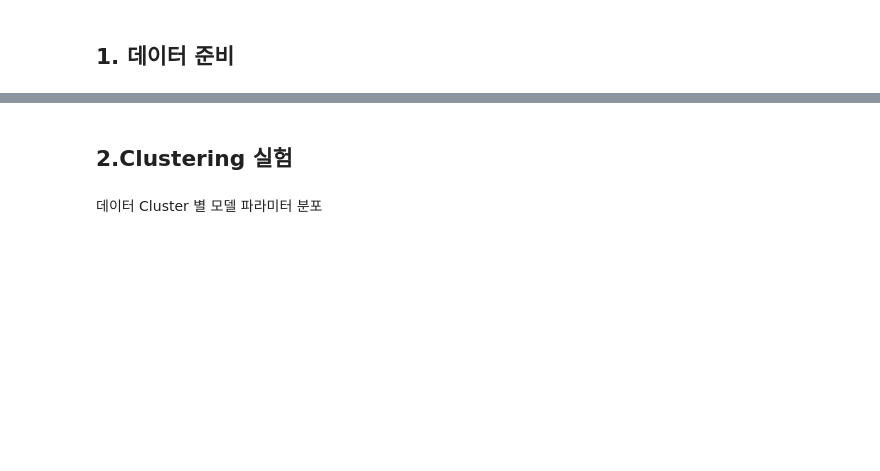
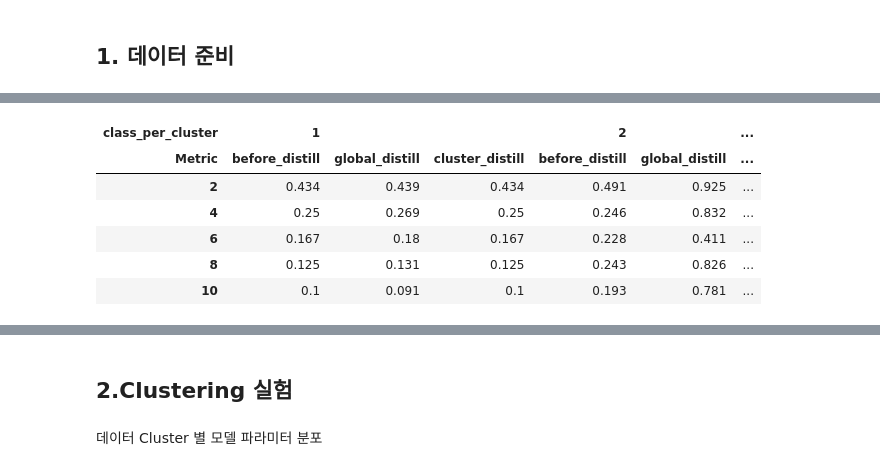
Before and after one commit to yangbaechu/FD-with-Label-Based-Group-Structure, a Jupyter notebook: FedCD.ipynb, the cells around one changed output, grey strips where cells are left out. Saved outputs shown, nothing was run; the diff lists cells and outputs as text; code cells hidden in the pictures; blank space fills up the shorter version.

```diff
--- a/FedCD.ipynb
+++ b/FedCD.ipynb
@@ -558,3 +709,13 @@ Metric            before_distill global_distill cluster_distill
+# %%
+df_global_accs
+# %% [output]
+| class_per_cluster | 1 |  |  | 2 |  | ... |
+| Metric | before_distill | global_distill | cluster_distill | before_distill | global_distill | ... |
+| 2 | 0.434 | 0.439 | 0.434 | 0.491 | 0.925 | ... |
+| 4 | 0.25 | 0.269 | 0.25 | 0.246 | 0.832 | ... |
+| 6 | 0.167 | 0.18 | 0.167 | 0.228 | 0.411 | ... |
+| 8 | 0.125 | 0.131 | 0.125 | 0.243 | 0.826 | ... |
+| 10 | 0.1 | 0.091 | 0.1 | 0.193 | 0.781 | ... |
 # %%
 def Global_TC_experiments(total_client_data, distill_data, alpha, number_of_cluster, cluster_distribution):
     print(f'number_of_cluster: {number_of_cluster}')
```
Also changed, not shown: parts of 5 cells of this notebook.
